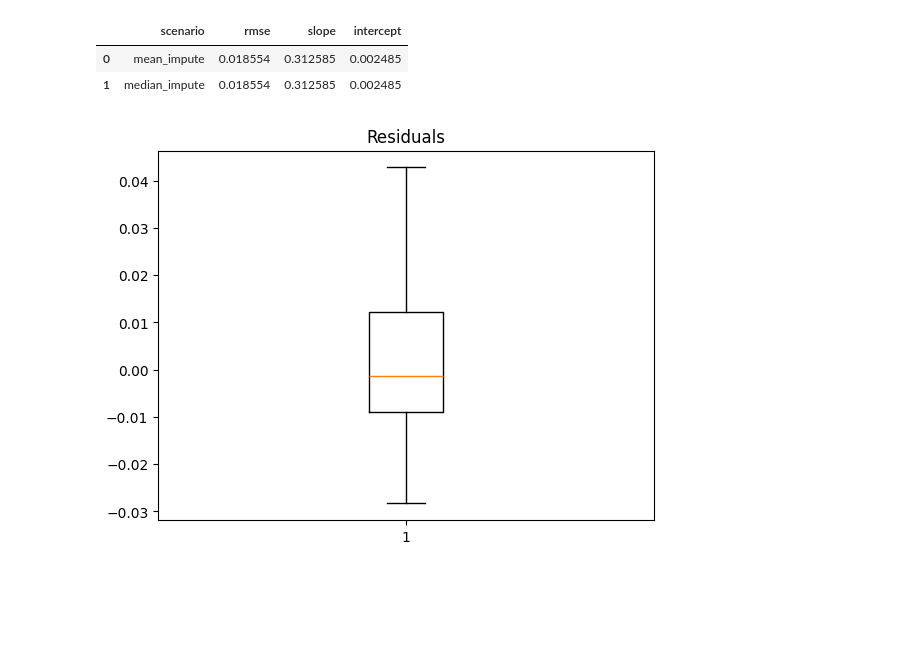
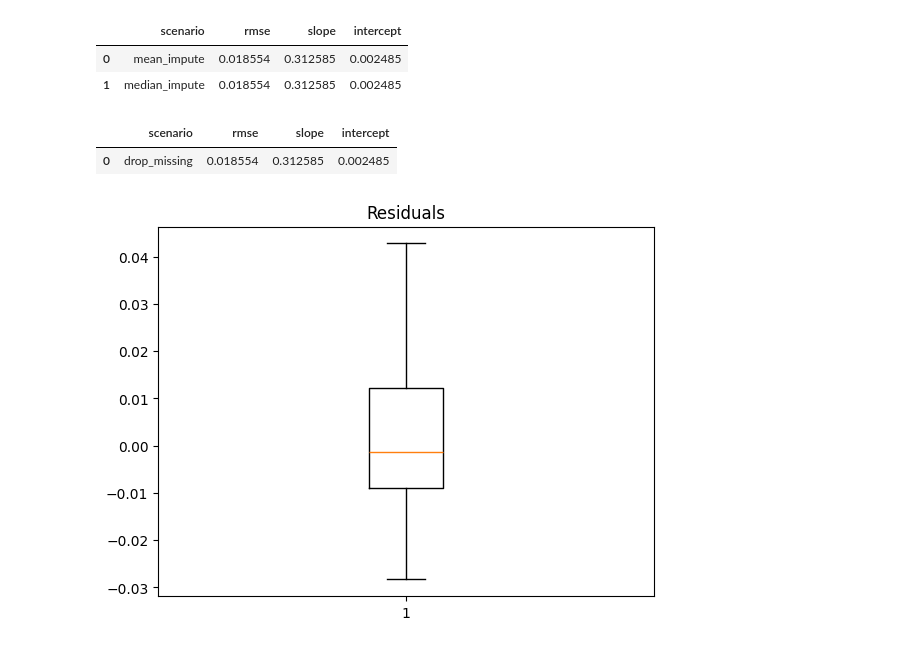
Before and after one commit to e22b30/bootcamp_fangyi_jiang, a Jupyter notebook: project/notebooks/evaluation_risk_communication.ipynb, the cells around one changed output. Saved outputs shown, nothing was run; the diff lists cells and outputs as text; code cells hidden in the pictures; blank space fills up the shorter version.

Commit message:
Project Stage 12: Delivery Design

```diff
--- a/project/notebooks/evaluation_risk_communication.ipynb
+++ b/project/notebooks/evaluation_risk_communication.ipynb
@@ -109,6 +109,24 @@ sens = pd.DataFrame(results); sens
 |  | scenario | rmse | slope | intercept |
 | 0 | mean_impute | 0.018554 | 0.312585 | 0.002485 |
 | 1 | median_impute | 0.018554 | 0.312585 | 0.002485 |
+# %%
+## Alternative Senario for project stage 12
+scenarios = {
+    'drop_missing': lambda a: a[~np.isnan(a)] if np.isnan(a).any() else a
+}
+
+results = []
+for name, fn in scenarios.items():
+    mask = ~np.isnan(X_raw)
+    Xs, ys = X_raw[mask], y[mask]
+    m = fit_fn(Xs.reshape(-1,1), ys)
+    yh = m.predict(Xs.reshape(-1,1))
+    results.append({'scenario': name, 'rmse': root_mean_squared_error(y[:len(yh)], yh), 'slope': m.coef_[0], 'intercept': m.intercept_})
+sens = pd.DataFrame(results);
+sens
+# %% [output]
+|  | scenario | rmse | slope | intercept |
+| 0 | drop_missing | 0.018554 | 0.312585 | 0.002485 |
 # %%
 ## Residual Patterns
 residuals = y_te_reg - pred
```
Also changed, not shown: 2 other files.
